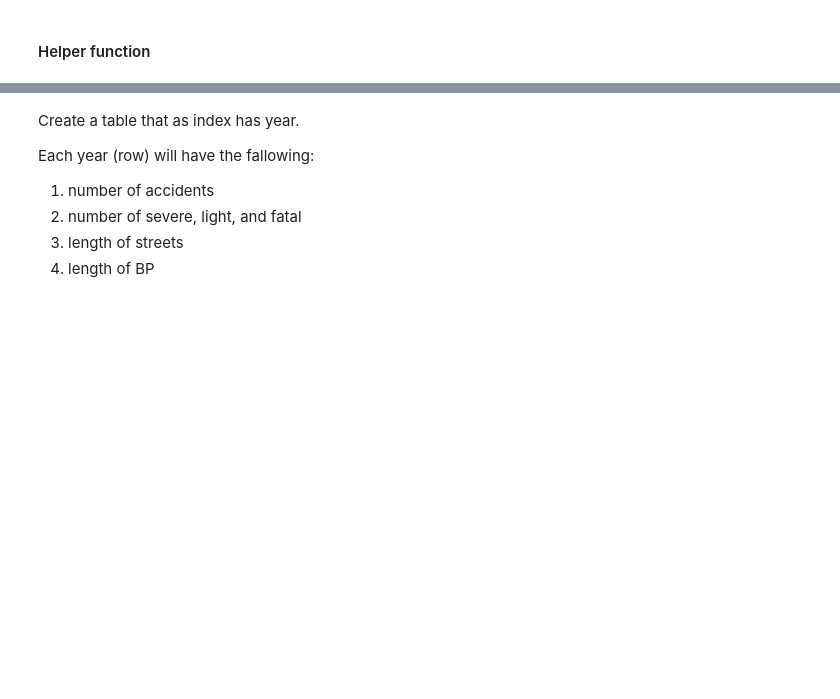
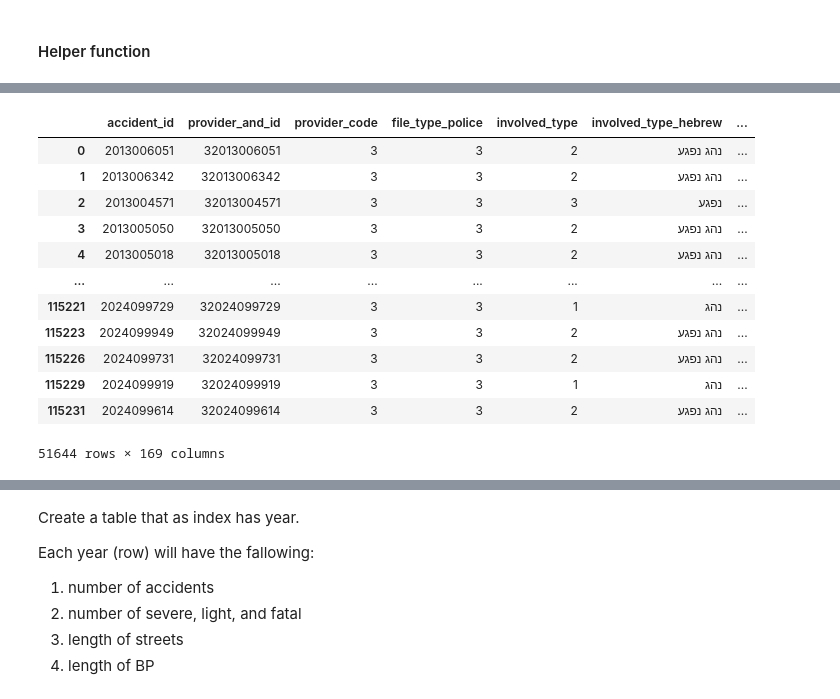
Before and after one commit to tryko/anyway, a Jupyter notebook: 03_EDA_TA.ipynb, the cells around one changed output, grey strips where cells are left out. Saved outputs shown, nothing was run; the diff lists cells and outputs as text; code cells hidden in the pictures; blank space fills up the shorter version.

```diff
--- a/03_EDA_TA.ipynb
+++ b/03_EDA_TA.ipynb
@@ -1001,0 +1774,27 @@ Creating some data for Mali
+# %%
+i_m_h_ta_gdf['accident_date'] = pd.to_datetime(
+    i_m_h_ta_gdf['accident_year'].astype(str) + '-' +
+    i_m_h_ta_gdf['accident_month'].astype(str) + '-' +
+    i_m_h_ta_gdf['accident_day'].astype(str)
+)
+
+# Create the week feature
+i_m_h_ta_gdf['accident_week'] = i_m_h_ta_gdf['accident_date'].dt.isocalendar().week
+# %%
+all_injured_sjoin_q = gpd.sjoin(i_m_h_ta_gdf, ta_q, how='inner', op='intersects')
+all_accidents_sjoin_q = all_injured_sjoin_q.drop_duplicates(subset='provider_and_id')
+all_accidents_sjoin_q
+# %% [output]
+|  | accident_id | provider_and_id | provider_code | file_type_police | involved_type | involved_type_hebrew | ... |
+| 0 | 2013006051 | 32013006051 | 3 | 3 | 2 | נהג נפגע | ... |
+| 1 | 2013006342 | 32013006342 | 3 | 3 | 2 | נהג נפגע | ... |
+| 2 | 2013004571 | 32013004571 | 3 | 3 | 3 | נפגע | ... |
+| 3 | 2013005050 | 32013005050 | 3 | 3 | 2 | נהג נפגע | ... |
+| 4 | 2013005018 | 32013005018 | 3 | 3 | 2 | נהג נפגע | ... |
+| ... | ... | ... | ... | ... | ... | ... | ... |
+| 115221 | 2024099729 | 32024099729 | 3 | 3 | 1 | נהג | ... |
+| 115223 | 2024099949 | 32024099949 | 3 | 3 | 2 | נהג נפגע | ... |
+| 115226 | 2024099731 | 32024099731 | 3 | 3 | 2 | נהג נפגע | ... |
+| 115229 | 2024099919 | 32024099919 | 3 | 3 | 1 | נהג | ... |
+| 115231 | 2024099614 | 32024099614 | 3 | 3 | 2 | נהג נפגע | ... |
+51644 rows × 169 columns
```
Also changed, not shown: parts of 66 cells of this notebook, 18 other files.
